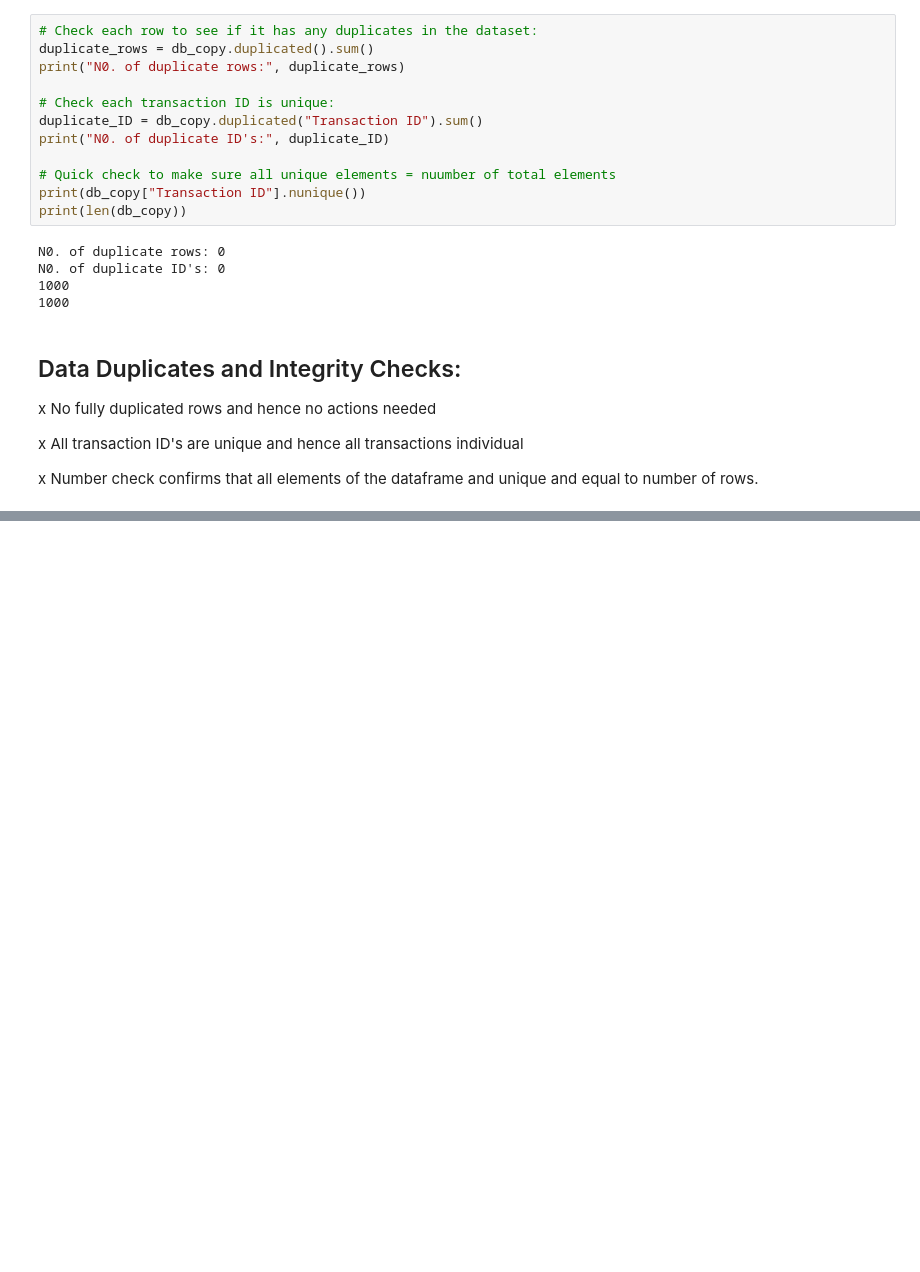
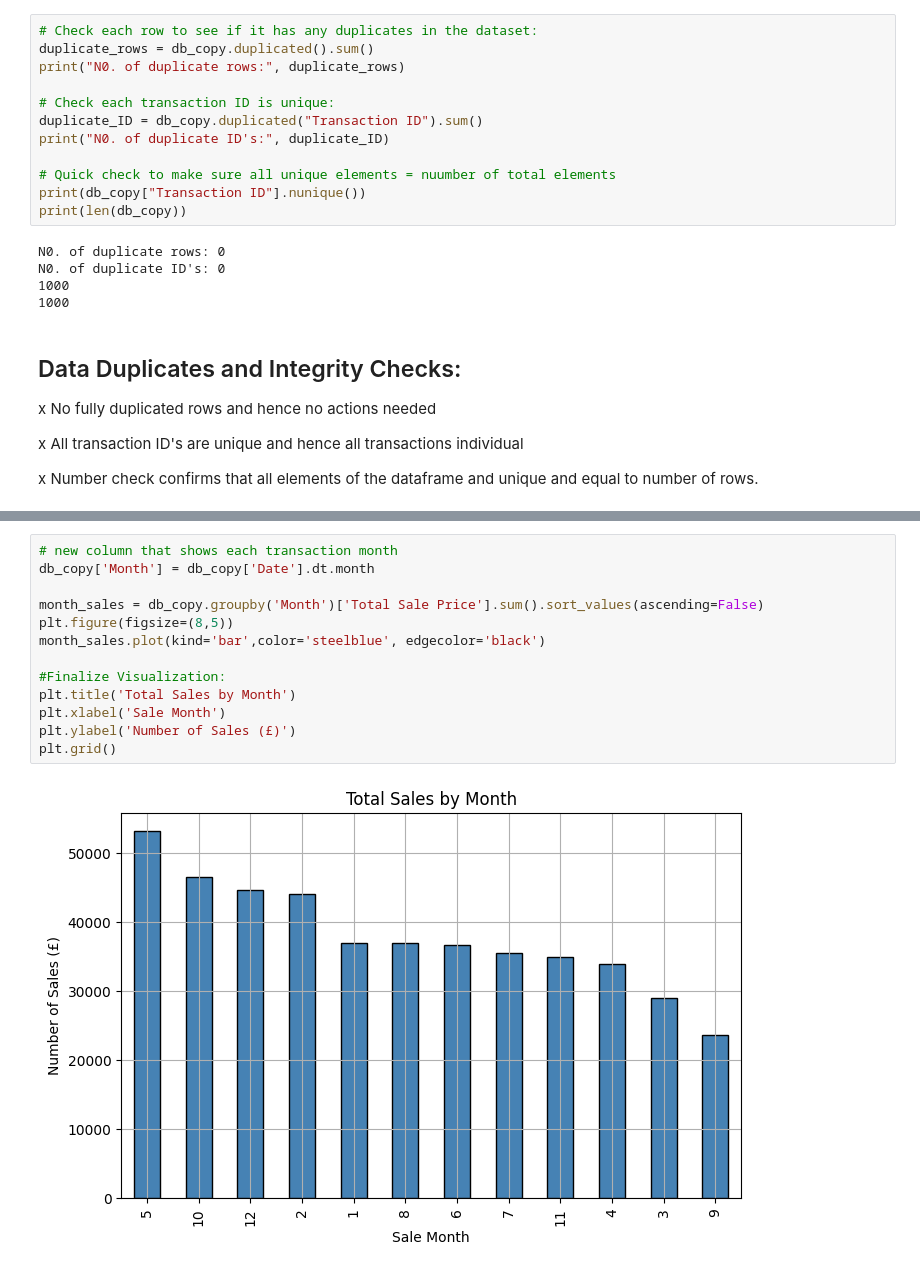
Before and after one commit to HayleyBunny/Retail-Data-Analysis, a Jupyter notebook: Retail Analysis.ipynb, the cells around one changed output, grey strips where cells are left out. Drawn from its saved outputs; the diff is of its cells as text; blank space fills up the shorter version.

```diff
--- a/Retail Analysis.ipynb
+++ b/Retail Analysis.ipynb
@@ -128,0 +150,15 @@ x Number check confirms that all elements of the dataframe and unique and equal
+# %%
+# new column that shows each transaction month
+db_copy['Month'] = db_copy['Date'].dt.month
+
+month_sales = db_copy.groupby('Month')['Total Sale Price'].sum().sort_values(ascending=False)
+plt.figure(figsize=(8,5))
+month_sales.plot(kind='bar',color='steelblue', edgecolor='black')
+
+#Finalize Visualization:
+plt.title('Total Sales by Month')
+plt.xlabel('Sale Month')
+plt.ylabel('Number of Sales (£)')
+plt.grid()
+# %% [output]
+[figure, added]
```
Also changed, not shown: parts of 5 cells of this notebook.
